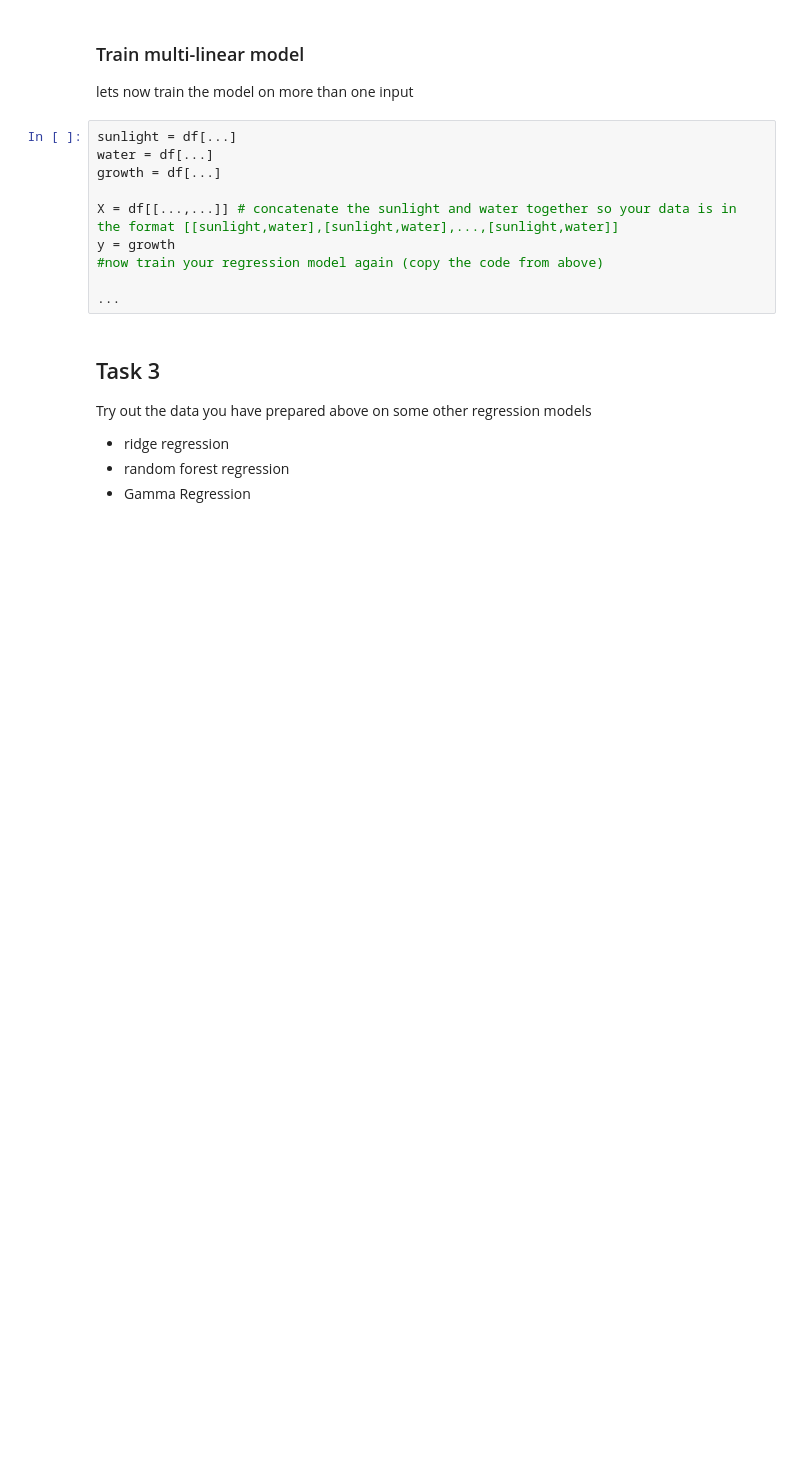
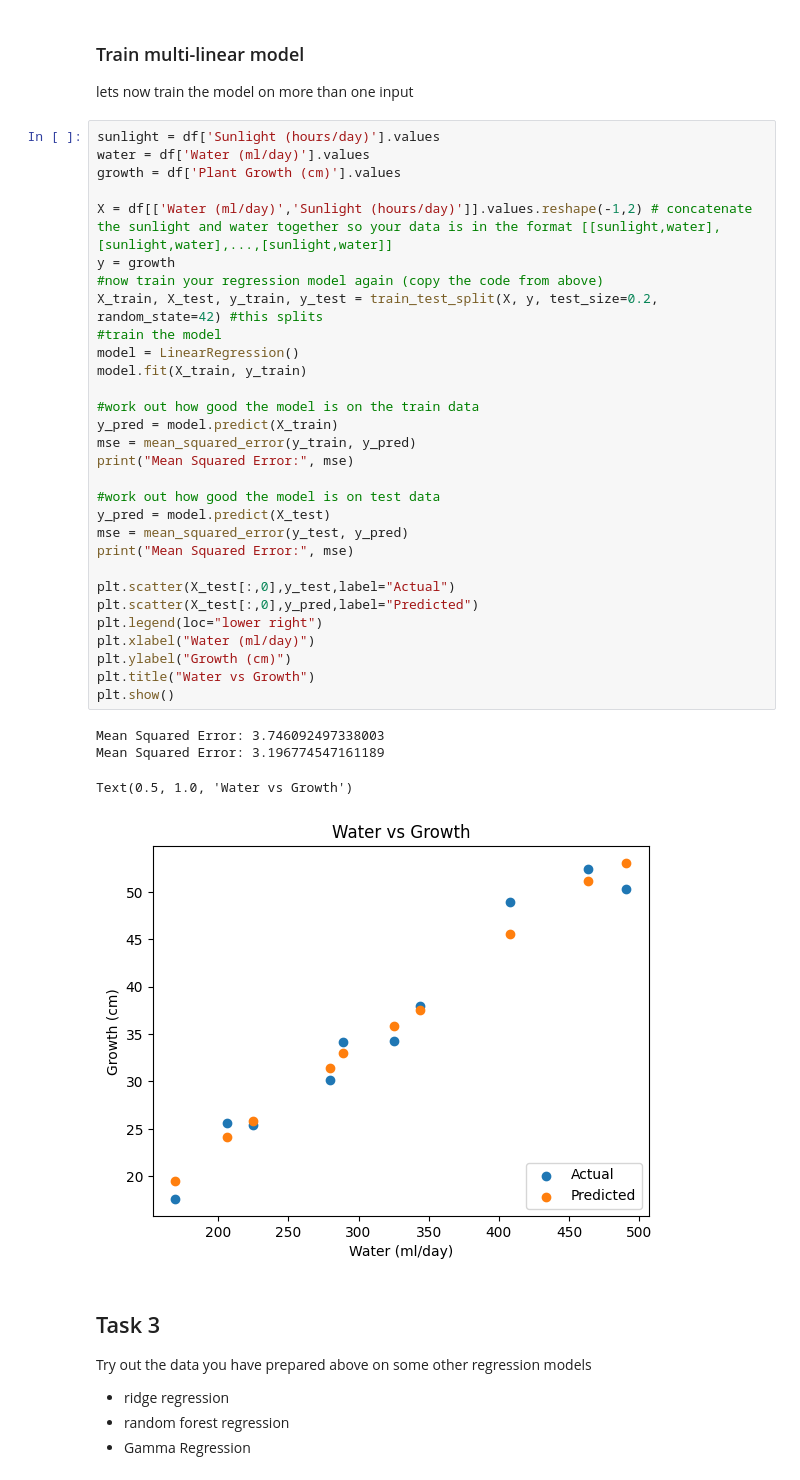
Before and after one commit to MartinChirwa03/Datalogging-and-machine-learning-course, a Jupyter notebook: Solutions/solutions lab_6/lab.ipynb, the cells around one changed output. Saved outputs shown, nothing was run; the diff lists cells and outputs as text; blank space fills up the shorter version.

```diff
--- a/Solutions/solutions lab_6/lab.ipynb
+++ b/Solutions/solutions lab_6/lab.ipynb
@@ -94,16 +99,41 @@ df.head()
 # %% [markdown]
 ### Train multi-linear model
 lets now train the model on more than one input
-# %%
-sunlight = df[...]
-water = df[...]
-growth = df[...]
-
-X = df[[...,...]] # concatenate the sunlight and water together so your data is in the format [[sunlight,water],[sunlight,water],...,[sunlight,water]]
-y = growth
-#now train your regression model again (copy the code from above)
-
-...
+# %%
+sunlight = df['Sunlight (hours/day)'].values
+water = df['Water (ml/day)'].values
+growth = df['Plant Growth (cm)'].values
+
+X = df[['Water (ml/day)','Sunlight (hours/day)']].values.reshape(-1,2) # concatenate the sunlight and water together so your data is in the format [[sunlight,water],[sunlight,water],...,[sunlight,water]]
+y = growth
+#now train your regression model again (copy the code from above)
+X_train, X_test, y_train, y_test = train_test_split(X, y, test_size=0.2, random_state=42) #this splits
+#train the model
+model = LinearRegression()
+model.fit(X_train, y_train)
+
+#work out how good the model is on the train data
+y_pred = model.predict(X_train)
+mse = mean_squared_error(y_train, y_pred)
+print("Mean Squared Error:", mse)
+
+#work out how good the model is on test data
+y_pred = model.predict(X_test)
+mse = mean_squared_error(y_test, y_pred)
+print("Mean Squared Error:", mse)
+
+plt.scatter(X_test[:,0],y_test,label="Actual")
+plt.scatter(X_test[:,0],y_pred,label="Predicted")
+plt.legend(loc="lower right")
+plt.xlabel("Water (ml/day)")
+plt.ylabel("Growth (cm)")
+plt.title("Water vs Growth")
+plt.show()
+# %% [output]
+Mean Squared Error: 3.746092497338003
+Mean Squared Error: 3.196774547161189
+Text(0.5, 1.0, 'Water vs Growth')
+[figure, added]
 # %% [markdown]
 ## Task 3
 Try out the data you have prepared above on some other regression models
```
Also changed, not shown: parts of 4 cells of this notebook.
